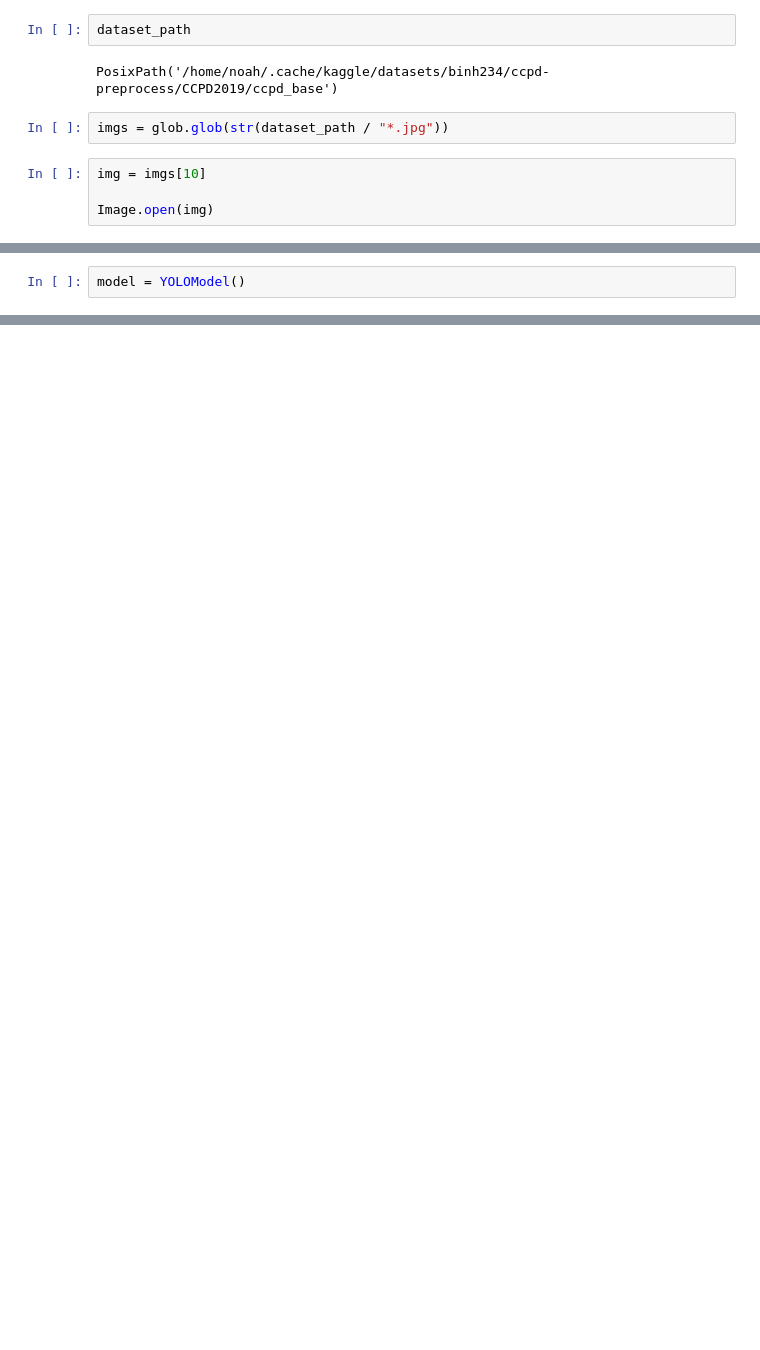
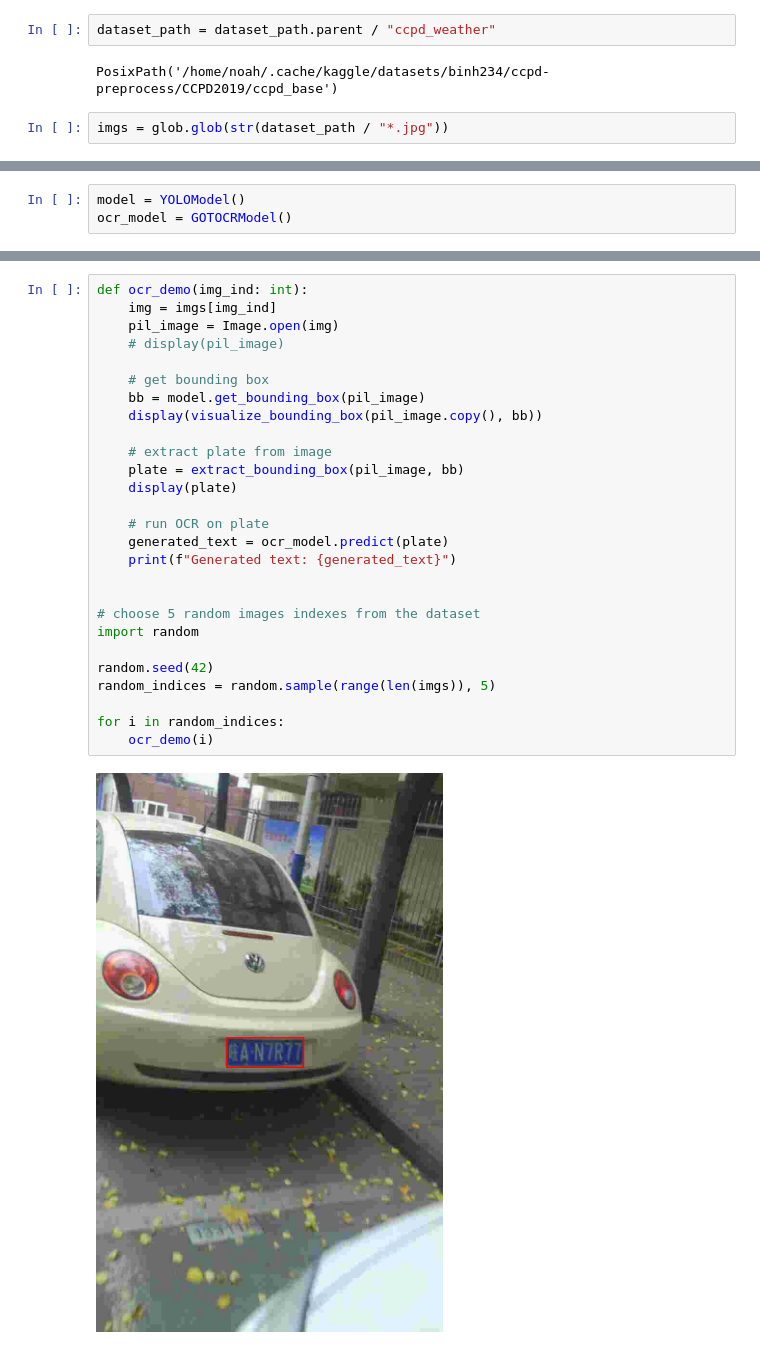
Before and after one commit to ngngardner/viroc, a Jupyter notebook: scripts/notebook.ipynb, the cells around one changed output, grey strips where cells are left out. Drawn from its saved outputs; the diff is of its cells as text; blank space fills up the shorter version.

Commit message:
feat: ocr model

```diff
--- a/scripts/notebook.ipynb
+++ b/scripts/notebook.ipynb
@@ -10,10 +10,6 @@ from viroc.models import YOLOModel
 # %%
-dataset_path
+dataset_path = dataset_path.parent / "ccpd_weather"
 # %% [output]
 PosixPath('/home/noah/.cache/kaggle/datasets/binh234/ccpd-preprocess/CCPD2019/ccpd_base')
 # %%
 imgs = glob.glob(str(dataset_path / "*.jpg"))
-# %%
-img = imgs[10]
-
-Image.open(img)
@@ -22,2 +16,3 @@ Image.open(img)
 # %%
 model = YOLOModel()
+ocr_model = GOTOCRModel()
@@ -55,0 +19,29 @@ visualize_bounding_box(pil_image.copy(), bb)
+# %%
+def ocr_demo(img_ind: int):
+    img = imgs[img_ind]
+    pil_image = Image.open(img)
+    # display(pil_image)
+
+    # get bounding box
+    bb = model.get_bounding_box(pil_image)
+    display(visualize_bounding_box(pil_image.copy(), bb))
+
+    # extract plate from image
+    plate = extract_bounding_box(pil_image, bb)
+    display(plate)
+
+    # run OCR on plate
+    generated_text = ocr_model.predict(plate)
+    print(f"Generated text: {generated_text}")
+
+
+# choose 5 random images indexes from the dataset
+import random
+
+random.seed(42)
+random_indices = random.sample(range(len(imgs)), 5)
+
+for i in random_indices:
+    ocr_demo(i)
+# %% [output]
+[figure, added]
```
Also changed, not shown: parts of 6 cells of this notebook, 4 other files.
